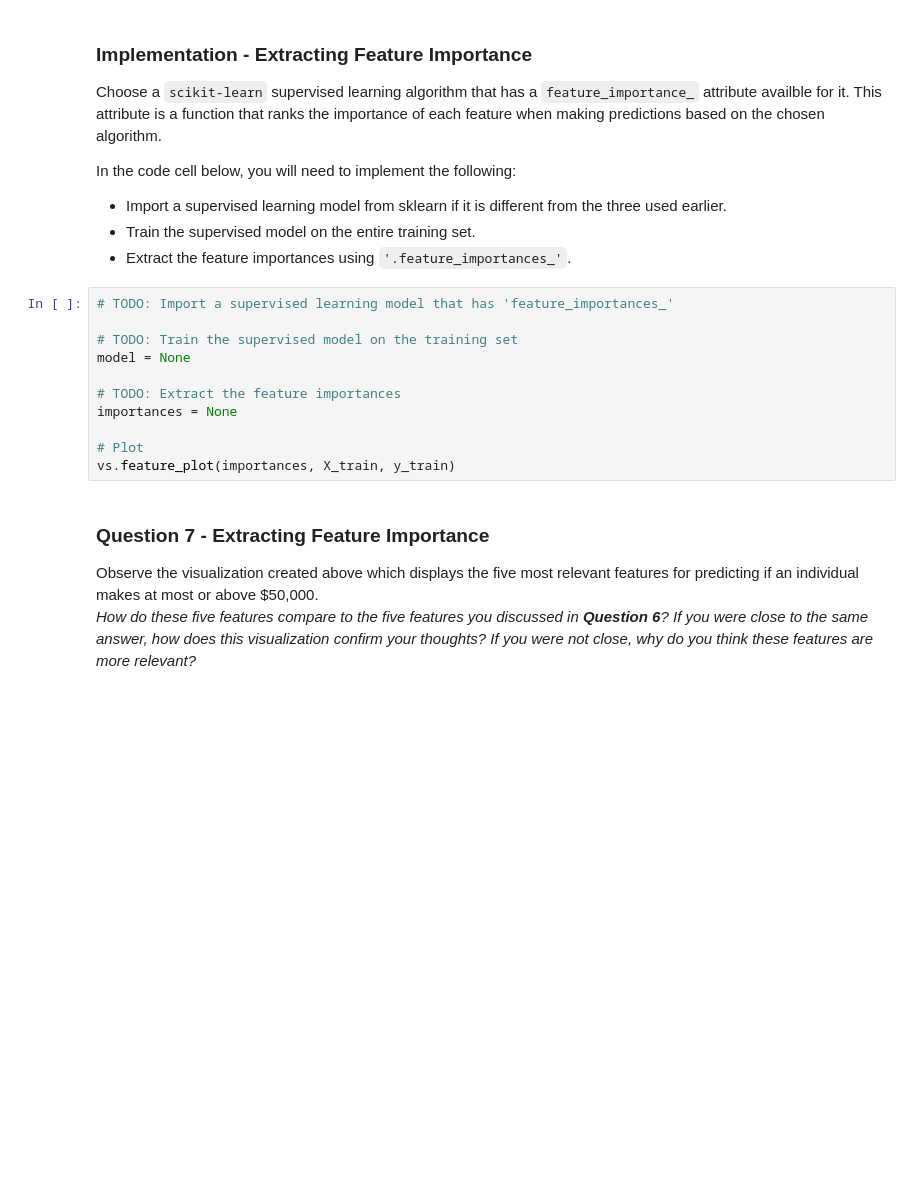
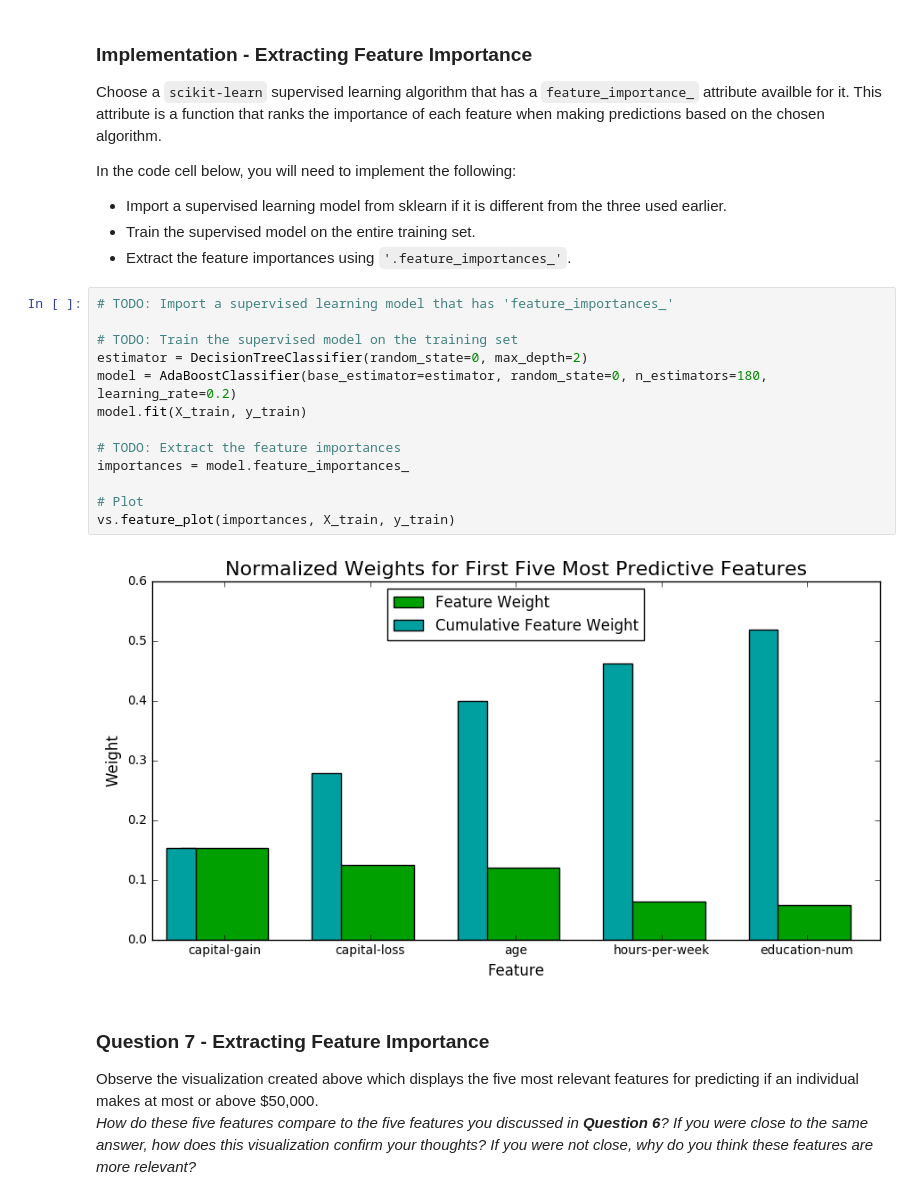
Before and after one commit to treybean/udacity-machine-learning-nanodegree, a Jupyter notebook: finding_donors/finding_donors.ipynb, the cells around one changed output. Drawn from its saved outputs; the diff is of its cells as text; blank space fills up the shorter version.

Commit message:
Feature importance and selection

```diff
--- a/finding_donors/finding_donors.ipynb
+++ b/finding_donors/finding_donors.ipynb
@@ -538,14 +538,18 @@ In the code cell below, you will need to implement the following:
 # %%
 # TODO: Import a supervised learning model that has 'feature_importances_'
 
 # TODO: Train the supervised model on the training set
-model = None
+estimator = DecisionTreeClassifier(random_state=0, max_depth=2)
+model = AdaBoostClassifier(base_estimator=estimator, random_state=0, n_estimators=180, learning_rate=0.2)
+model.fit(X_train, y_train)
 
 # TODO: Extract the feature importances
-importances = None
+importances = model.feature_importances_
 
 # Plot
 vs.feature_plot(importances, X_train, y_train)
+# %% [output]
+[figure, added]
 # %% [markdown]
 ### Question 7 - Extracting Feature Importance
 
```
Also changed, not shown: parts of 8 cells of this notebook, 1 other file.
